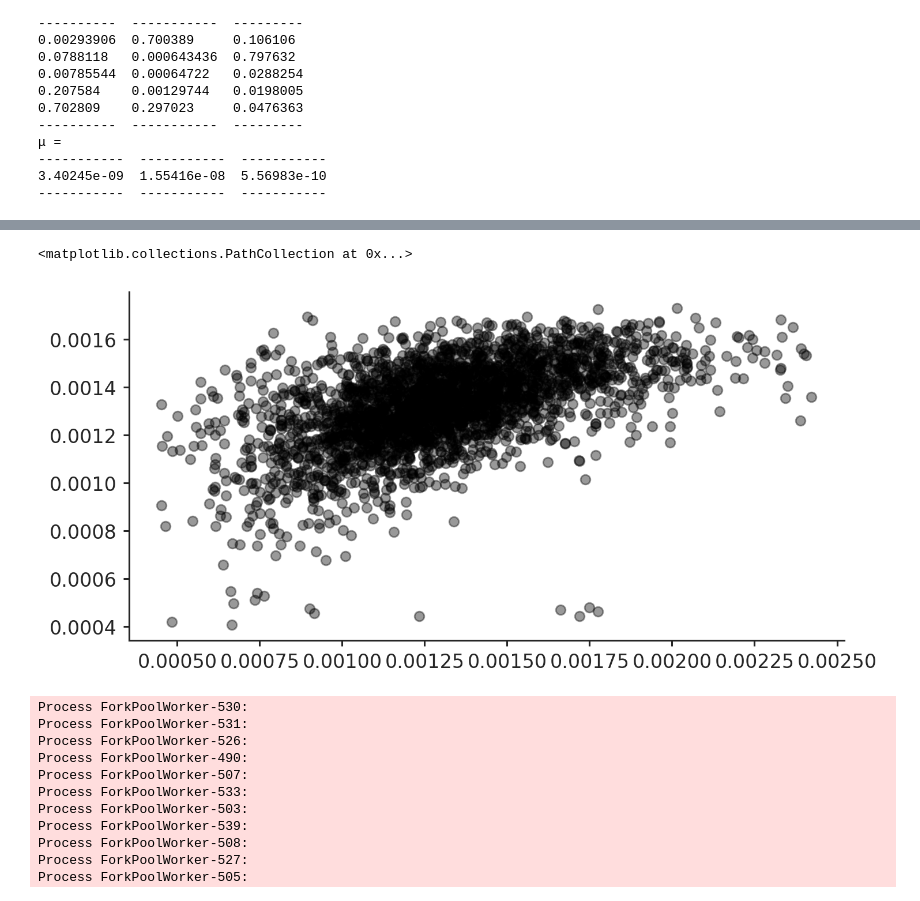
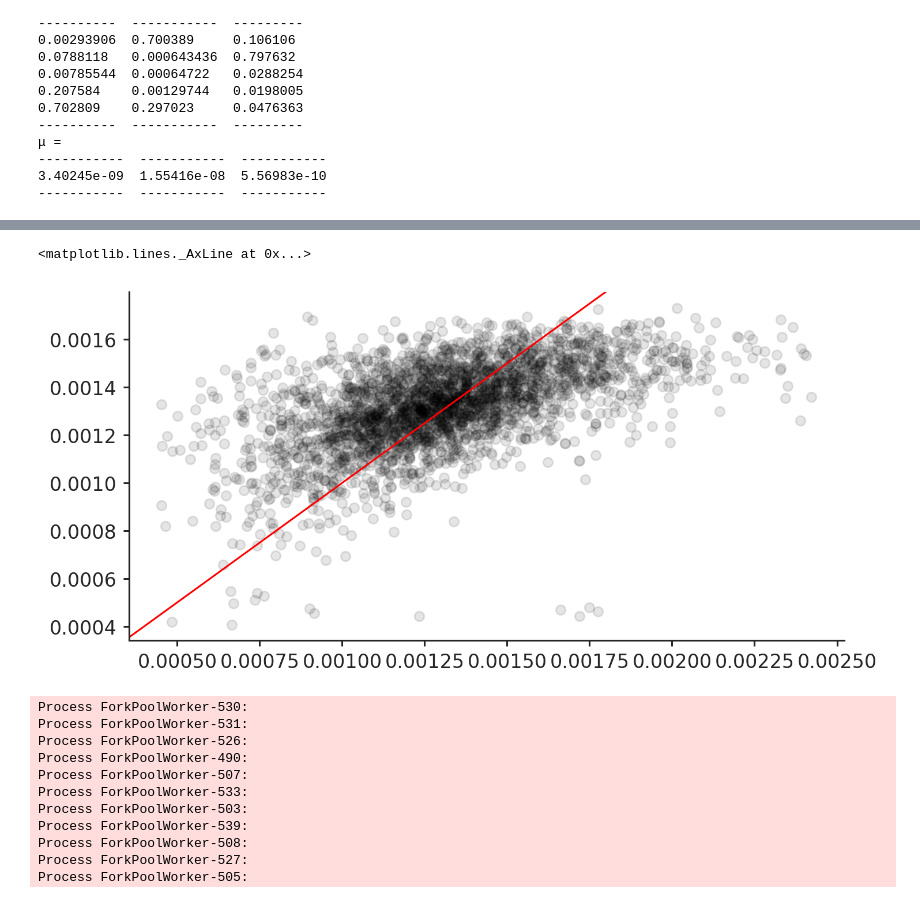
Before and after one commit to vsbuffalo/bprime, a Jupyter notebook: notebooks/mle_optimization.ipynb, the cells around one changed output, grey strips where cells are left out. Cells and saved outputs as stored; diff of their text form; code cells hidden in the pictures.

```diff
--- a/notebooks/mle_optimization.ipynb
+++ b/notebooks/mle_optimization.ipynb
@@ -389,9 +388,10 @@ plt.hist(lik_nml.optim.thetas_[:100][:, 12])
 # %%
-
-plt.scatter(pi_from_pairwise_summaries(lik_nml.Y), lik_nml.predict(), c='k', alpha=0.4)
+fig, ax = plt.subplots()
+ax.scatter(pi_from_pairwise_summaries(lik_nml.Y), lik_nml.predict(), c='k', alpha=0.1)
+ax.axline((1e-3, 1e-3), slope=1, c='r')
 # %% [output]
-<matplotlib.collections.PathCollection at 0x...>
+<matplotlib.lines._AxLine at 0x...>
-[figure, old version]
+[figure, new version]
 # %%
 np.random.seed(0)
 lik_isresl = FreeMutationModel(w, t, Bp, Y=Y)
```
Also changed, not shown: parts of 6 cells of this notebook, 4 other files.
